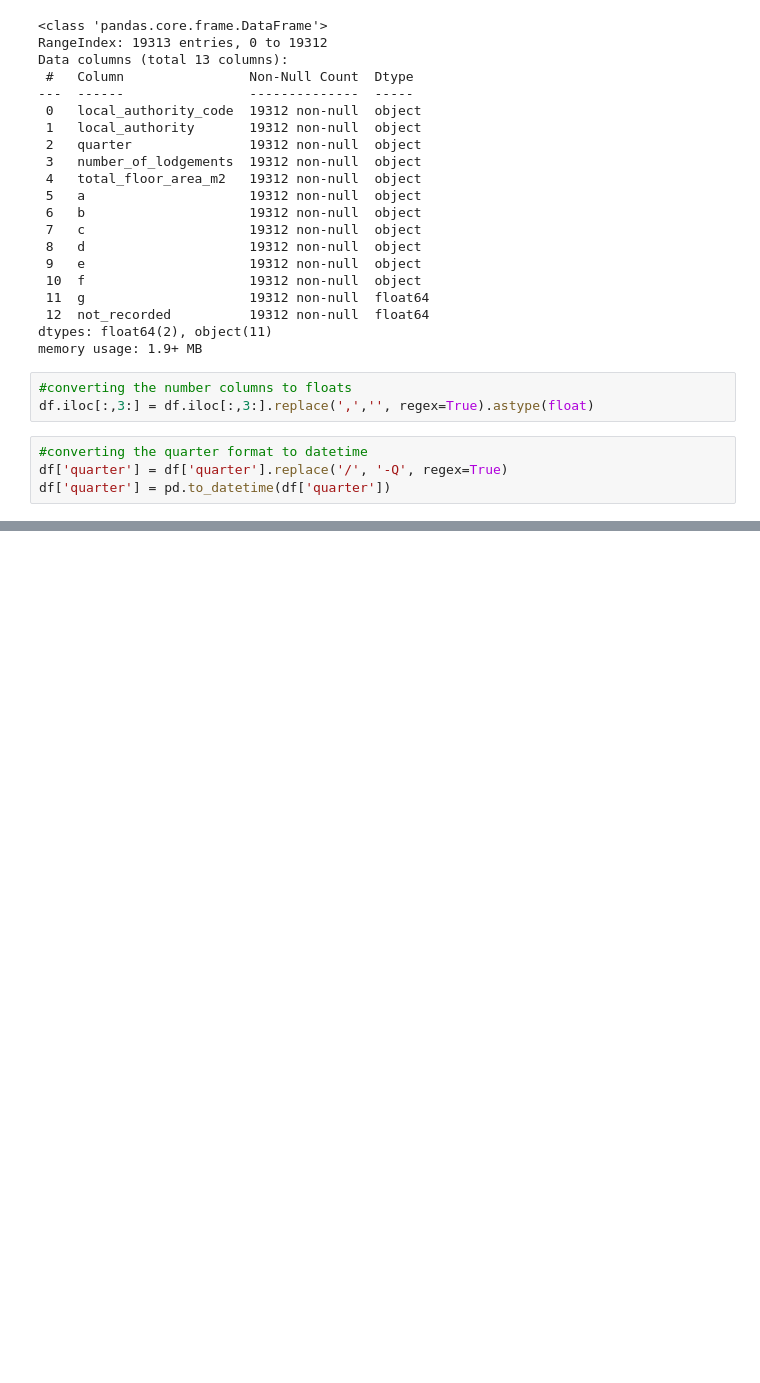
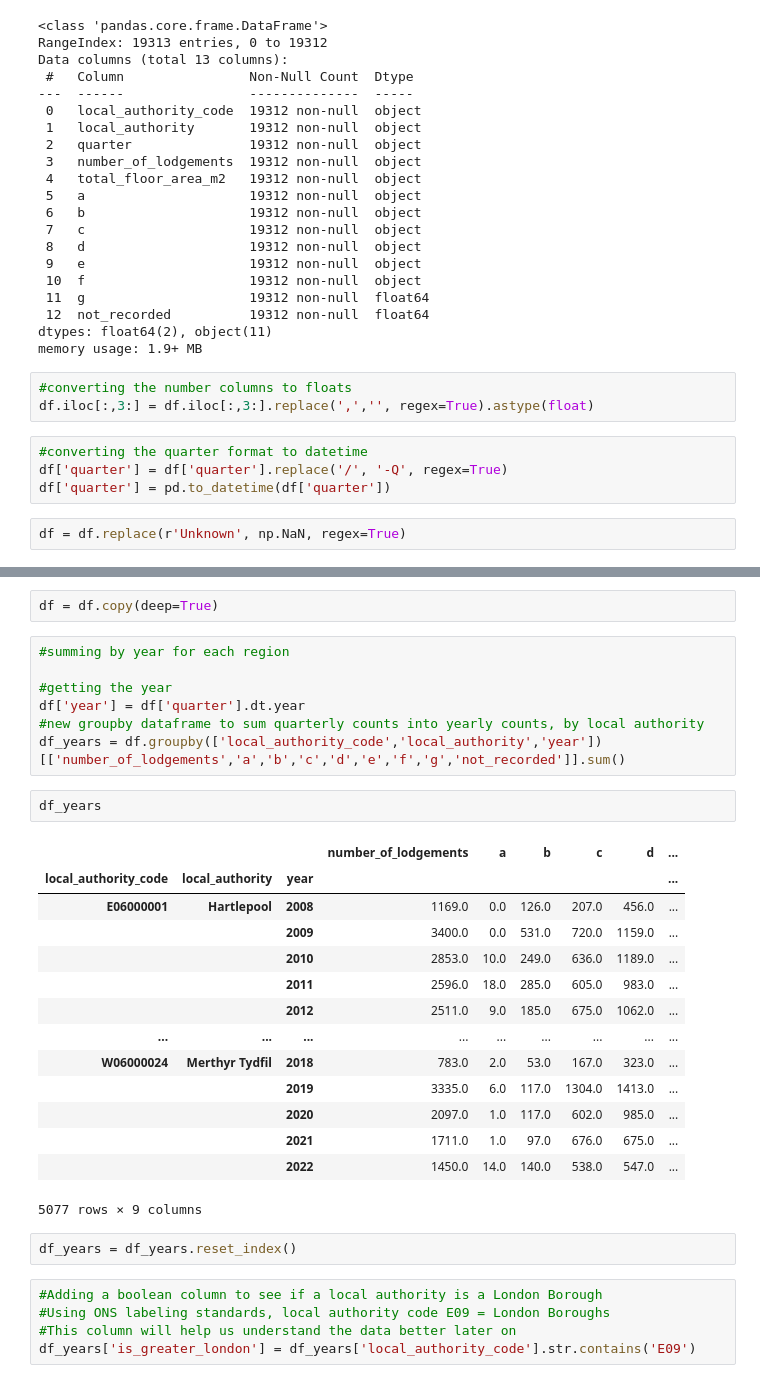
Before and after one commit to cassbc/PythonPortfolio, a Jupyter notebook: EPC ratings/Energy Ratings.ipynb, the cells around one changed output, grey strips where cells are left out. Drawn from its saved outputs; the diff is of its cells as text; blank space fills up the shorter version.

```diff
--- a/EPC ratings/Energy Ratings.ipynb
+++ b/EPC ratings/Energy Ratings.ipynb
@@ -88,6 +94,8 @@ df.iloc[:,3:] = df.iloc[:,3:].replace(',','', regex=True).astype(float)
 #converting the quarter format to datetime
 df['quarter'] = df['quarter'].replace('/', '-Q', regex=True)
 df['quarter'] = pd.to_datetime(df['quarter'])
+# %%
+df = df.replace(r'Unknown', np.NaN, regex=True)
 # %%
 df = df.dropna()
 df
@@ -169,0 +133,33 @@ plt.show()
+# %%
+df = df.copy(deep=True)
+# %%
+#summing by year for each region
+
+#getting the year
+df['year'] = df['quarter'].dt.year
+#new groupby dataframe to sum quarterly counts into yearly counts, by local authority
+df_years = df.groupby(['local_authority_code','local_authority','year'])[['number_of_lodgements','a','b','c','d','e','f','g','not_recorded']].sum()
+# %%
+df_years
+# %% [output]
+|  |  |  | number_of_lodgements | a | b | c | d | ... |
+| local_authority_code | local_authority | year |  |  |  |  |  | ... |
+| E06000001 | Hartlepool | 2008 | 1169.0 | 0.0 | 126.0 | 207.0 | 456.0 | ... |
+|  |  | 2009 | 3400.0 | 0.0 | 531.0 | 720.0 | 1159.0 | ... |
+|  |  | 2010 | 2853.0 | 10.0 | 249.0 | 636.0 | 1189.0 | ... |
+|  |  | 2011 | 2596.0 | 18.0 | 285.0 | 605.0 | 983.0 | ... |
+|  |  | 2012 | 2511.0 | 9.0 | 185.0 | 675.0 | 1062.0 | ... |
+| ... | ... | ... | ... | ... | ... | ... | ... | ... |
+| W06000024 | Merthyr Tydfil | 2018 | 783.0 | 2.0 | 53.0 | 167.0 | 323.0 | ... |
+|  |  | 2019 | 3335.0 | 6.0 | 117.0 | 1304.0 | 1413.0 | ... |
+|  |  | 2020 | 2097.0 | 1.0 | 117.0 | 602.0 | 985.0 | ... |
+|  |  | 2021 | 1711.0 | 1.0 | 97.0 | 676.0 | 675.0 | ... |
+|  |  | 2022 | 1450.0 | 14.0 | 140.0 | 538.0 | 547.0 | ... |
+5077 rows × 9 columns
+# %%
+df_years = df_years.reset_index()
+# %%
+#Adding a boolean column to see if a local authority is a London Borough
+#Using ONS labeling standards, local authority code E09 = London Boroughs
+#This column will help us understand the data better later on
+df_years['is_greater_london'] = df_years['local_authority_code'].str.contains('E09')
```
Also changed, not shown: parts of 22 cells of this notebook.
